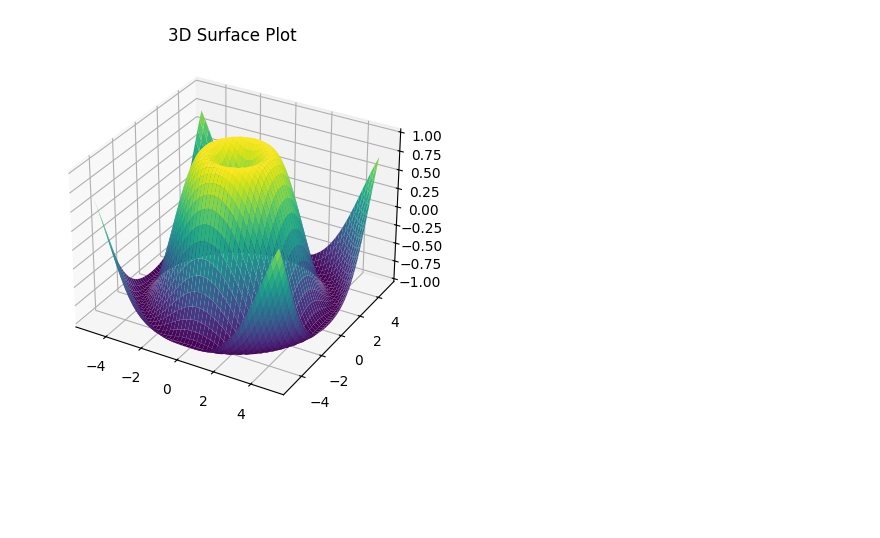
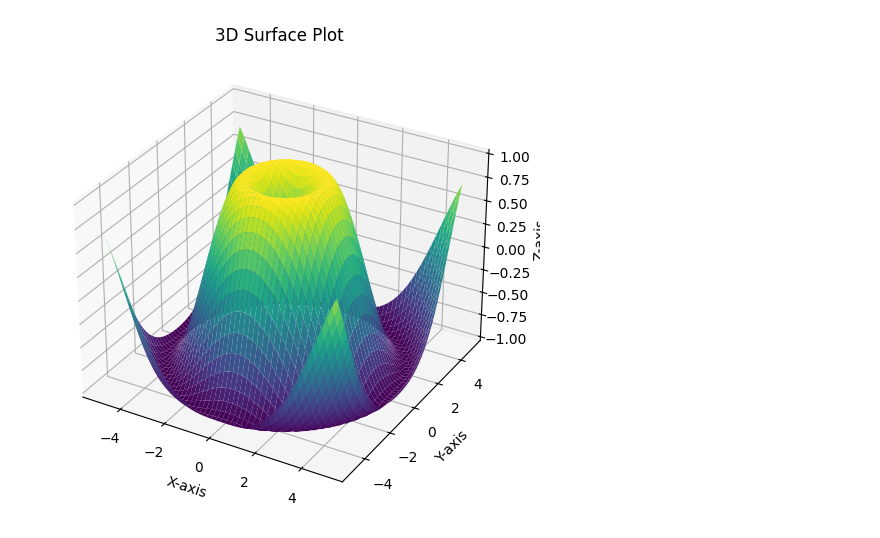
Before and after one commit to PurveshRanpariya/Learning-Matplotlib, a Jupyter notebook: 3D_Plot.ipynb, the cells around one changed output. Saved outputs shown, nothing was run; the diff lists cells and outputs as text; code cells hidden in the pictures; blank space fills up the shorter version.

```diff
--- a/3D_Plot.ipynb
+++ b/3D_Plot.ipynb
@@ -38,19 +63,25 @@ plt.show()
 # %%
+import matplotlib.pyplot as plt
 import numpy as np
+from mpl_toolkits.mplot3d import Axes3D
 
-fig = plt.figure()
+# Generate grid data
+x = np.linspace(-5, 5, 50)
+y = np.linspace(-5, 5, 50)
+X, Y = np.meshgrid(x, y)
+Z = np.sin(np.sqrt(X**2 + Y**2))         # Surface function
+
+# Create 3D surface plot
+fig = plt.figure(figsize=(8, 6))
 ax = fig.add_subplot(111, projection='3d')
+surf = ax.plot_surface(X, Y, Z, cmap="viridis")
 
-# Grid data
-X = np.linspace(-5, 5, 50)
-Y = np.linspace(-5, 5, 50)
-X, Y = np.meshgrid(X, Y)
-Z = np.sin(np.sqrt(X**2 + Y**2))
+# Add labels and title
+ax.set_xlabel("X-axis")
+ax.set_ylabel("Y-axis")
+ax.set_zlabel("Z-axis")
+ax.set_title("3D Surface Plot")
 
-# Surface
-ax.plot_surface(X, Y, Z, cmap="viridis")
-
-ax.set_title("3D Surface Plot")
 plt.show()
 # %% [output]
-[figure, old version]
+[figure, new version]
```
Also changed, not shown: parts of 3 cells of this notebook.
